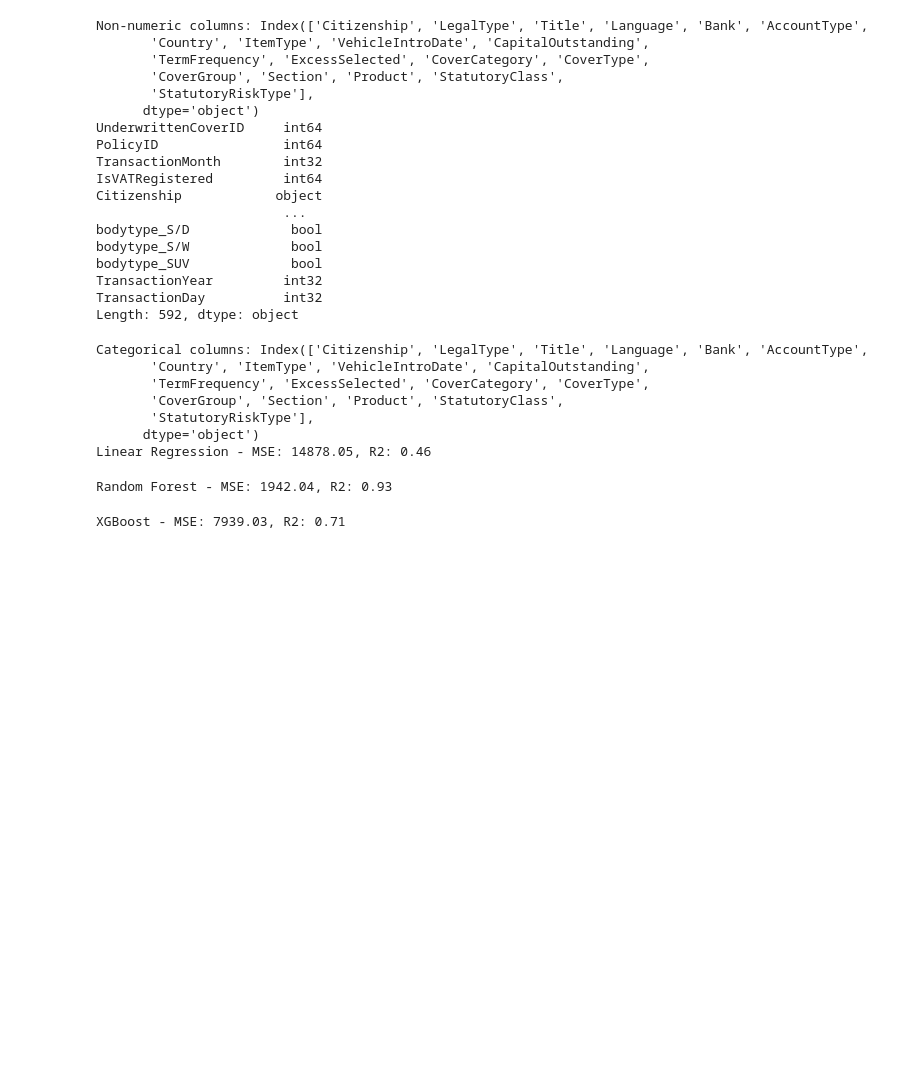
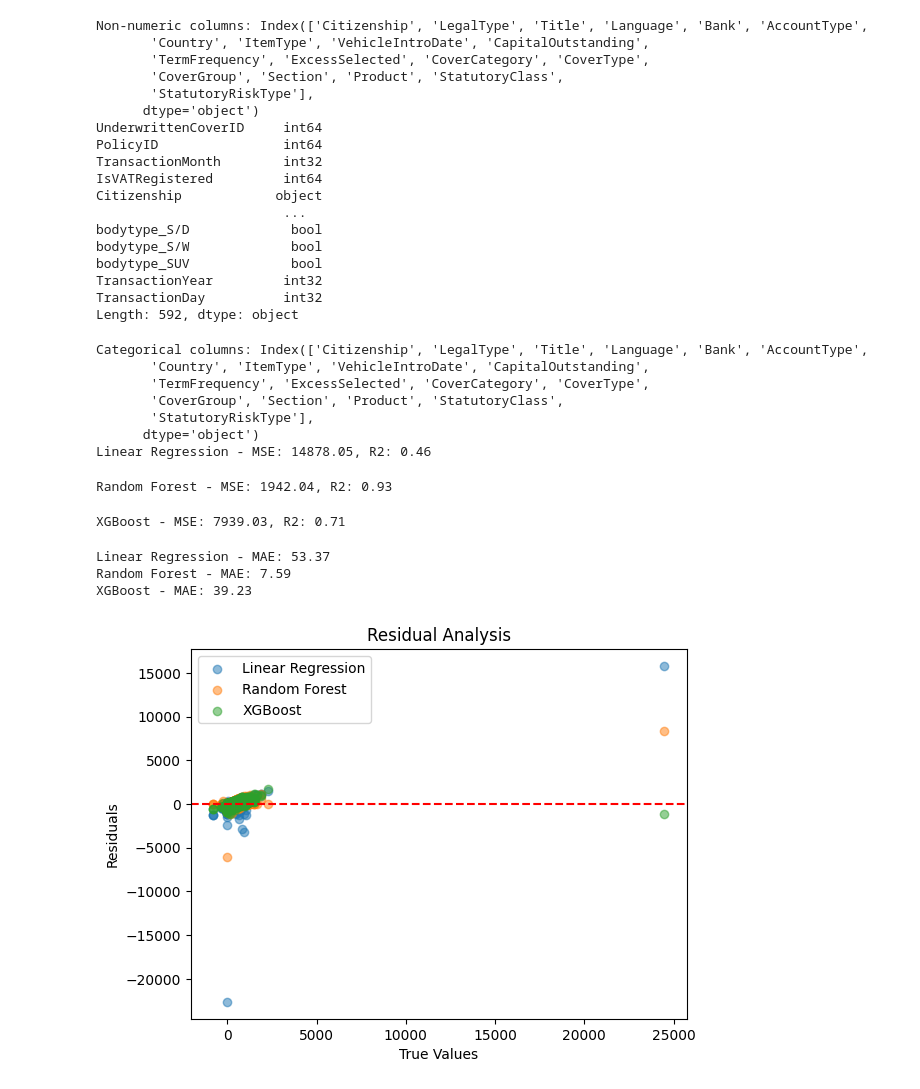
Before and after one commit to AschalewMathewosDamtew/insurance-risk-analysis, a Jupyter notebook: statistical-modeling.ipynb, the cells around one changed output. Cells and saved outputs as stored; diff of their text form; code cells hidden in the pictures; blank space fills up the shorter version.

Commit message:
Added feature importance and other additional evaluations

```diff
--- a/statistical-modeling.ipynb
+++ b/statistical-modeling.ipynb
@@ -258,3 +258,32 @@ xgb_r2 = r2_score(y_test, y_pred_xgb)
 print(f'XGBoost - MSE: {xgb_mse:.2f}, R2: {xgb_r2:.2f}')
 # %% [output]
 XGBoost - MSE: 7939.03, R2: 0.71
+# %%
+from sklearn.metrics import mean_absolute_error
+
+# For each model
+lin_mae = mean_absolute_error(y_test, y_pred_lin)
+rf_mae = mean_absolute_error(y_test, y_pred_rf)
+xgb_mae = mean_absolute_error(y_test, y_pred_xgb)
+
+print(f'Linear Regression - MAE: {lin_mae:.2f}')
+print(f'Random Forest - MAE: {rf_mae:.2f}')
+print(f'XGBoost - MAE: {xgb_mae:.2f}')
+# %% [output]
+Linear Regression - MAE: 53.37
+Random Forest - MAE: 7.59
+XGBoost - MAE: 39.23
+# %%
+import matplotlib.pyplot as plt
+
+plt.scatter(y_test, y_test - y_pred_lin, label="Linear Regression", alpha=0.5)
+plt.scatter(y_test, y_test - y_pred_rf, label="Random Forest", alpha=0.5)
+plt.scatter(y_test, y_test - y_pred_xgb, label="XGBoost", alpha=0.5)
+plt.axhline(0, color='red', linestyle='--')
+plt.legend()
+plt.title('Residual Analysis')
+plt.xlabel('True Values')
+plt.ylabel('Residuals')
+plt.show()
+# %% [output]
+[figure, added]
```
Also changed, not shown: parts of 2 cells of this notebook.
